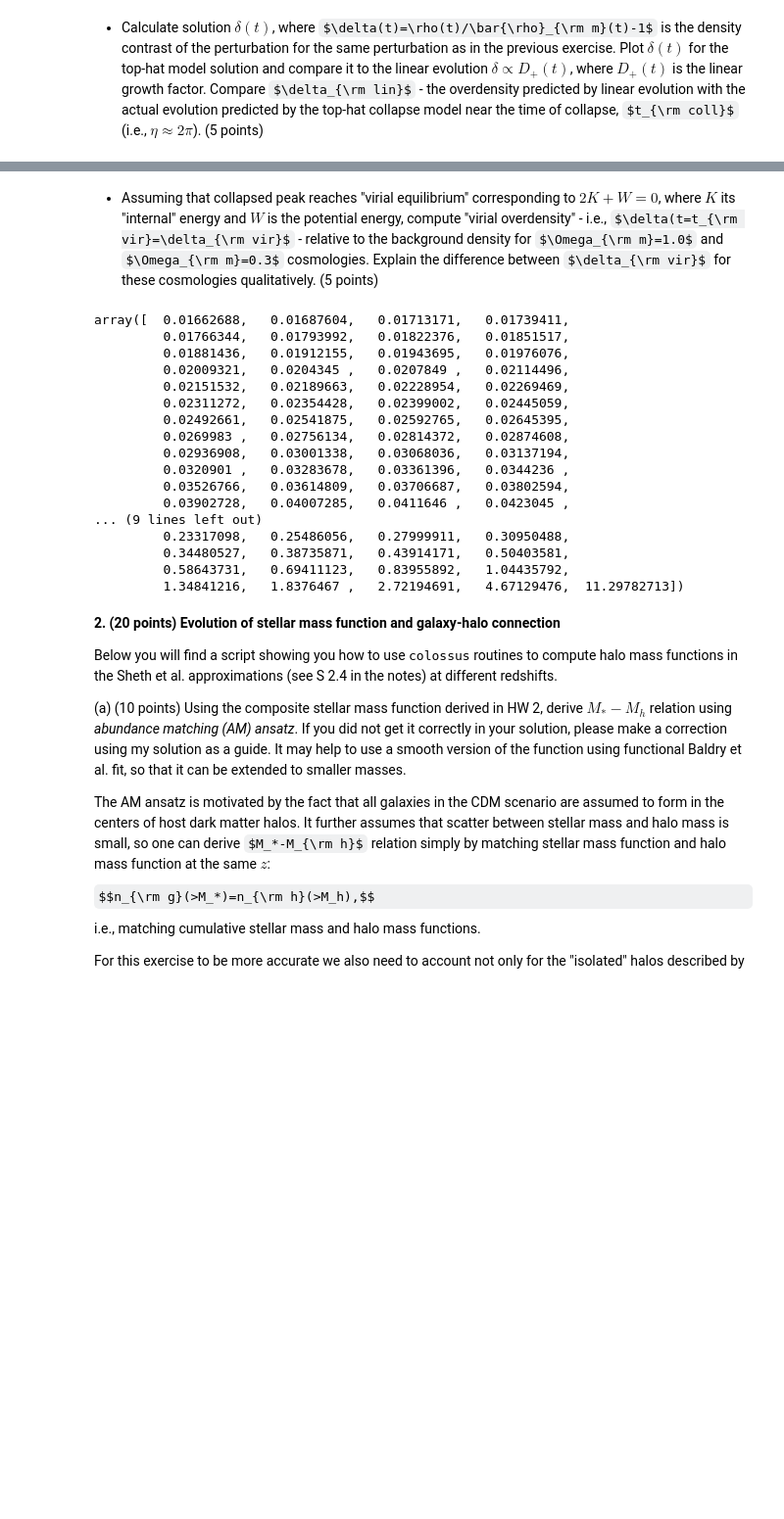
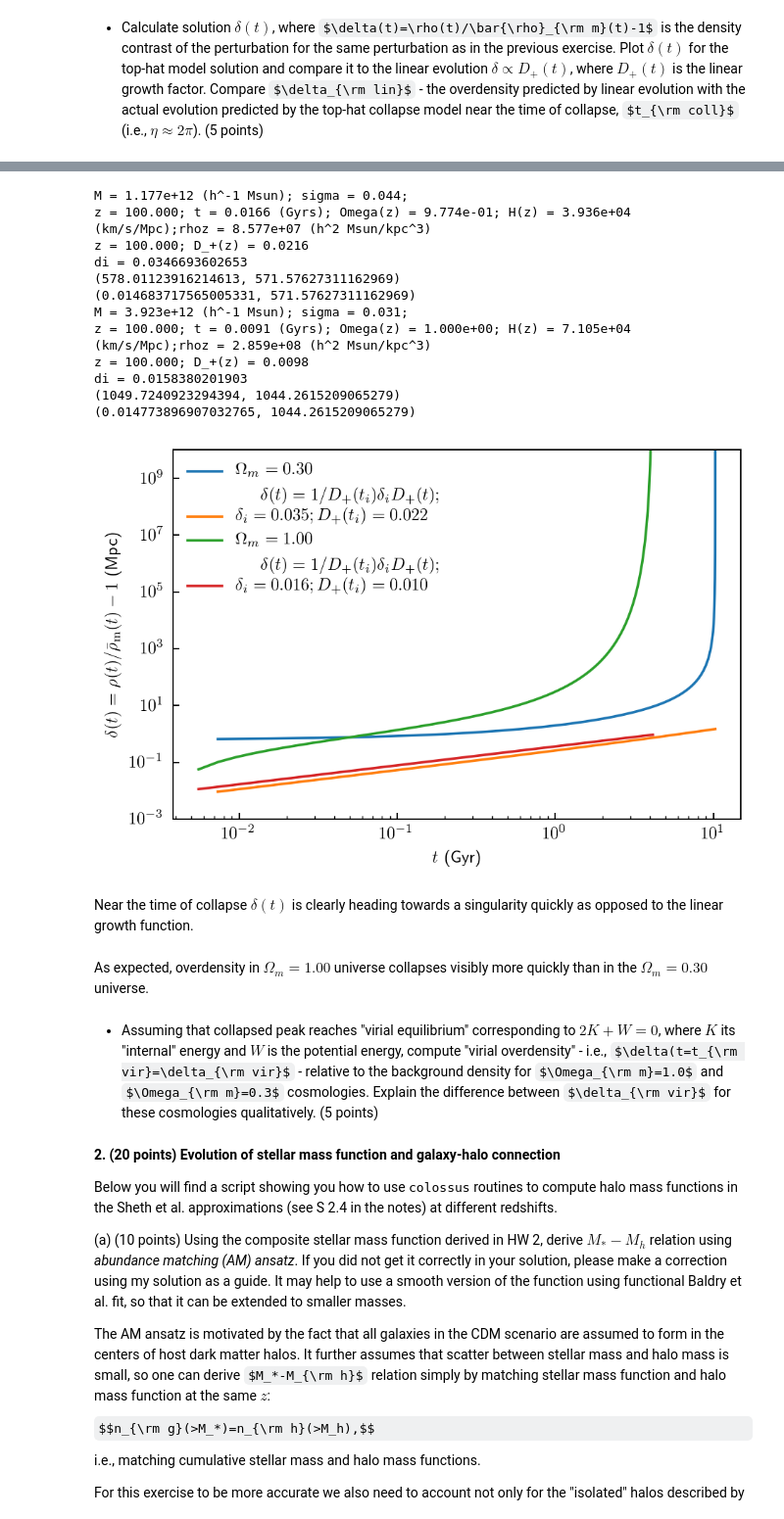
Before and after one commit to tjhoyt/galaxies_hw, a Jupyter notebook: hw4_hoyt_taylor.ipynb, the cells around one changed output, grey strips where cells are left out. Shown at 98% size. Cells and saved outputs as stored; diff of their text form; code cells hidden in the pictures; some formulas as TeX source; blank space fills up the shorter version.

```diff
--- a/hw4_hoyt_taylor.ipynb
+++ b/hw4_hoyt_taylor.ipynb
@@ -154,25 +178,63 @@ plt.show()
+# %%
+for omo in omos:
+    zi = 100.
+    R = 1.5 # Mpc h^-1
+    M = cosmo.lagrangianM(R)
+    params = {'flat': False, 'H0': 70.0, 'Om0': omo, 'relspecies': False, 'OL0': 0,
+              'Ob0': 0.049, 'sigma8': 0.8, 'ns': 0.968, 'print_warnings': False}
+    cosmo = cosmology.setCosmology('mycosmo', params )
+    A, B, di = radius_calc(R, zi, cosmo) # A, B are h-scaled
+    eta = np.linspace(3e-1, 2*np.pi, 200)
+    r = A*(1   - np.cos(eta))/3.086e24 # convert to Mpc
+    t = B*(eta - np.sin(eta))/3.154e16 # conert to Gyr
+    z = cosmo.age(t, inverse=True)
+    rhomuni = cosmo.rho_m(z) # in h^2 Msun/kpc^3
+    r = r*1.e3
+    rhopert = M/cosmo.h/(4./3.*np.pi*r**3.)
+    delt = rhopert/rhomuni - 1
+    delt = delt[delt > di]
+    dlin = di*(1/(1+z))
+    Dplus = cosmo.growthFactor(zi)
+    dlin = dlin[delt > di]/Dplus
+    t = t[delt > di]
+    plt.plot(t, delt, label = r'\( \Omega_m = {0:0.2f} \)'.format(omo))
+
+    plt.plot(t, dlin, label = r'\( \delta(t) = 1/D_+(t_i)\delta_iD_+(t); \\'
+                               '\delta_i = {0:0.3f}; D_+(t_i) = {1:0.3f}\)'.format(di, float(Dplus)))
+#    plt.plot(t, a, label = r'\( a(t)|_{{ \Omega_m = {0:0.2f} }} \times '
+#                            ' 1 \mathrm{{ ~Mpc}} \)'.format(omo))
+    plt.xlabel(r'\(t\) (Gyr)')
+    plt.ylabel(r'\( \delta(t)=\rho(t)/\bar{\rho}_{\rm m}(t)-1 \) (Mpc)')
+
+
+plt.xscale('log')
+plt.yscale('log')
+plt.ylim([0.001, 10**10])
+plt.legend(frameon = False)
+plt.show()
+
+rhomuni = cosmo.rho_m(z) # in h^2 Msun/kpc^3
+rhopert   = M/(4./3.*np.pi*r**3.)
+# %% [output]
+M = 1.177e+12 (h^-1 Msun); sigma = 0.044;
+z = 100.000; t = 0.0166 (Gyrs); Omega(z) = 9.774e-01; H(z) = 3.936e+04 (km/s/Mpc);rhoz = 8.577e+07 (h^2 Msun/kpc^3)
+z = 100.000; D_+(z) = 0.0216
+di = 0.0346693602653
+(578.01123916214613, 571.57627311162969)
+(0.014683717565005331, 571.57627311162969)
+M = 3.923e+12 (h^-1 Msun); sigma = 0.031;
+z = 100.000; t = 0.0091 (Gyrs); Omega(z) = 1.000e+00; H(z) = 7.105e+04 (km/s/Mpc);rhoz = 2.859e+08 (h^2 Msun/kpc^3)
+z = 100.000; D_+(z) = 0.0098
+di = 0.0158380201903
+(1049.7240923294394, 1044.2615209065279)
+(0.014773896907032765, 1044.2615209065279)
+[figure, added]
+# %% [markdown]
+Near the time of collapse $\delta(t)$ is clearly heading towards a singularity quickly as opposed to the linear growth function.
+# %% [markdown]
+As expected, overdensity in $\Omega_m = 1.00$ universe collapses visibly more quickly than in the $\Omega_m = 0.30 $ universe.
 # %% [markdown]
 * Assuming that collapsed peak reaches "virial equilibrium" corresponding to $2K+W=0$, where $K$ its "internal" energy and $W$ is the potential energy, compute "virial overdensity" - i.e., $\delta(t=t_{\rm vir}=\delta_{\rm vir}$ - relative to the background density for $\Omega_{\rm m}=1.0$ and $\Omega_{\rm m}=0.3$ cosmologies. Explain the difference between $\delta_{\rm vir}$ for these cosmologies qualitatively. (5 points)
-# %%
-tz
-# %% [output]
-array([  0.01662688,   0.01687604,   0.01713171,   0.01739411,
-         0.01766344,   0.01793992,   0.01822376,   0.01851517,
-         0.01881436,   0.01912155,   0.01943695,   0.01976076,
-         0.02009321,   0.0204345 ,   0.0207849 ,   0.02114496,
-         0.02151532,   0.02189663,   0.02228954,   0.02269469,
-         0.02311272,   0.02354428,   0.02399002,   0.02445059,
-         0.02492661,   0.02541875,   0.02592765,   0.02645395,
-         0.0269983 ,   0.02756134,   0.02814372,   0.02874608,
-         0.02936908,   0.03001338,   0.03068036,   0.03137194,
-         0.0320901 ,   0.03283678,   0.03361396,   0.0344236 ,
-         0.03526766,   0.03614809,   0.03706687,   0.03802594,
-         0.03902728,   0.04007285,   0.0411646 ,   0.0423045 ,
-... (9 lines left out)
-         0.23317098,   0.25486056,   0.27999911,   0.30950488,
-         0.34480527,   0.38735871,   0.43914171,   0.50403581,
-         0.58643731,   0.69411123,   0.83955892,   1.04435792,
-         1.34841216,   1.8376467 ,   2.72194691,   4.67129476,  11.29782713])
 # %% [markdown]
 <b>2. (20 points) Evolution of stellar mass function and galaxy-halo connection</b> <br>
 
```
Also changed, not shown: parts of 23 cells of this notebook.
